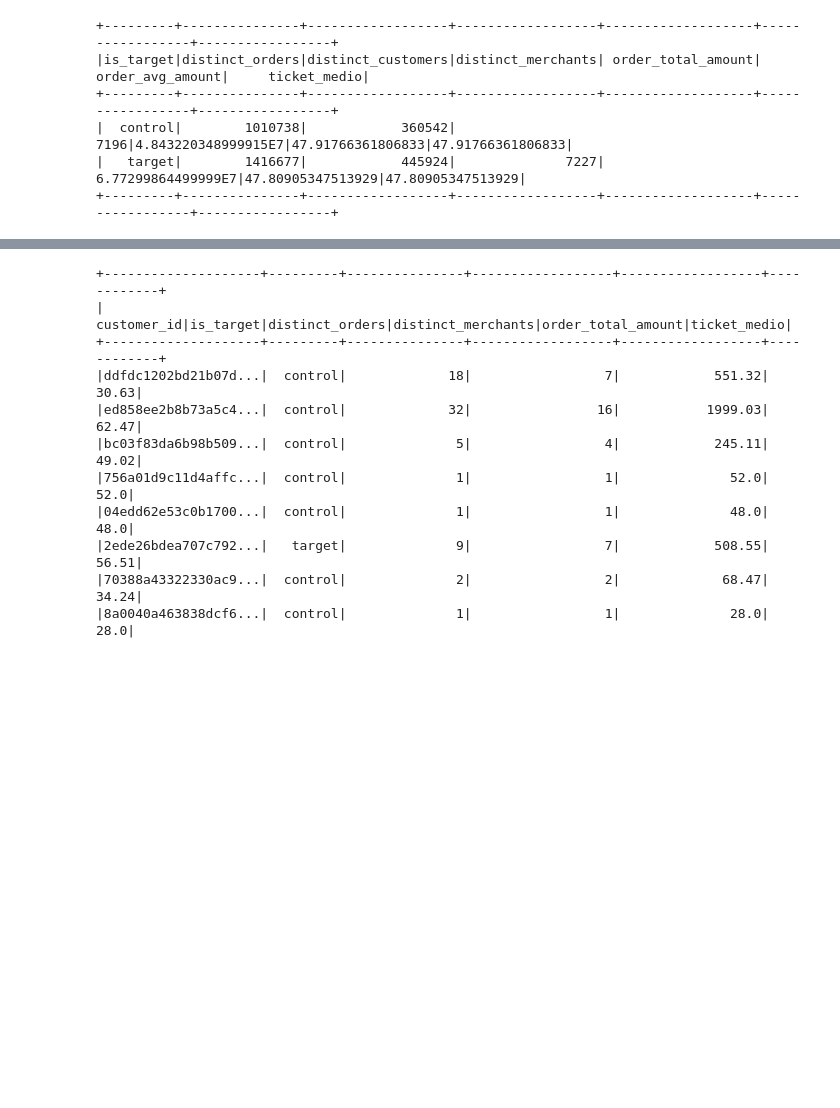
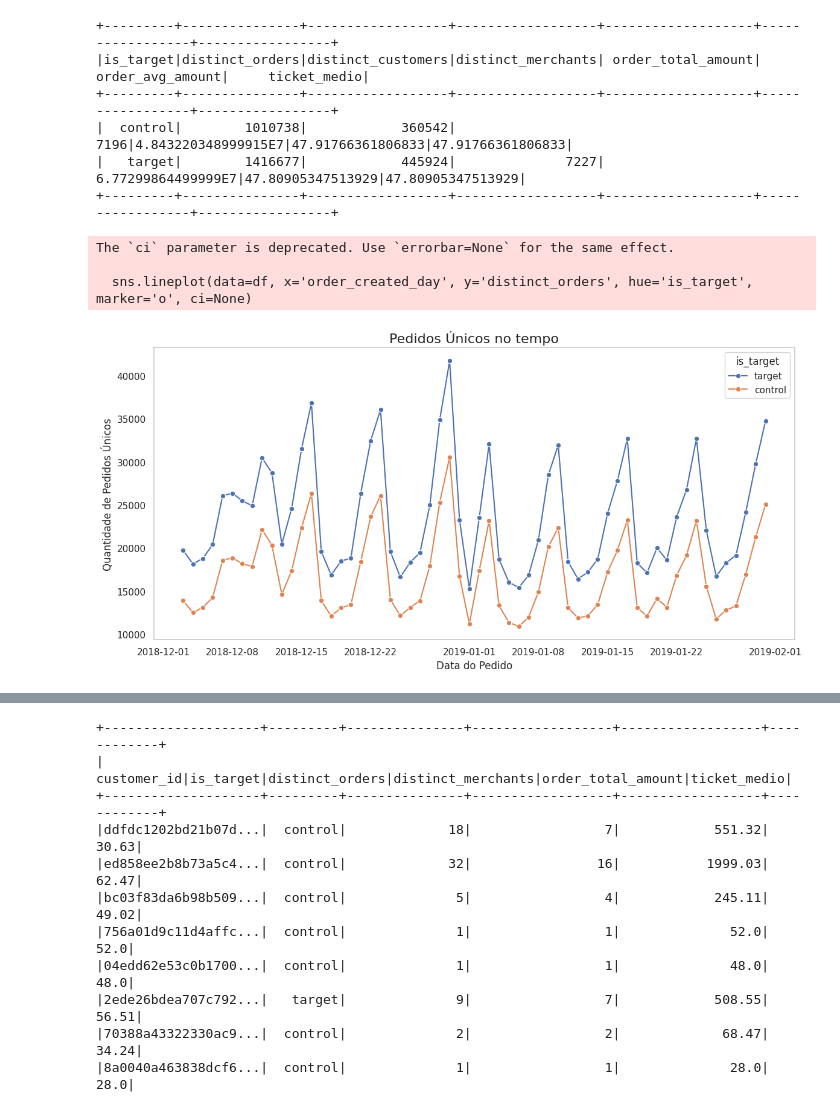
Before and after one commit to NathanyApSalles/analysis_foodtech, a Jupyter notebook: Case_Tecnico_DataAnalyst_Ifood.ipynb, the cells around one changed output, grey strips where cells are left out. Cells and saved outputs as stored; diff of their text form; code cells hidden in the pictures; blank space fills up the shorter version.

```diff
--- a/Case_Tecnico_DataAnalyst_Ifood.ipynb
+++ b/Case_Tecnico_DataAnalyst_Ifood.ipynb
@@ -310,3 +319,30 @@ pedidos_final.groupBy(col("is_target")).agg(
 |  control|        1010738|            360542|              7196|4.843220348999915E7|47.91766361806833|47.91766361806833|
 |   target|        1416677|            445924|              7227| 6.77299864499999E7|47.80905347513929|47.80905347513929|
 +---------+---------------+------------------+------------------+-------------------+-----------------+-----------------+
+# %%
+df_temp = pedidos_final.groupBy(col("order_created_day"), col("is_target")).agg(count_distinct(col("order_id")).alias("distinct_orders"),
+                                      count_distinct(col("customer_id")).alias("distinct_customers"),
+                                      count_distinct(col("merchant_id")).alias("distinct_merchants"),
+                                      round(sum(col("order_total_amount")),2).alias("order_total_amount"),
+                                      round((sum(col("order_total_amount"))/count_distinct(col("order_id"))),2).alias("ticket_medio"))
+
+
+df = df_temp.toPandas()
+# %%
+plt.figure(figsize=(12,6))
+sns.set(style="whitegrid")
+sns.lineplot(data=df, x='order_created_day', y='distinct_orders', hue='is_target', marker='o', ci=None)
+
+plt.title('Pedidos Únicos no tempo', fontsize=16)
+plt.xlabel('Data do Pedido', fontsize=12)
+plt.ylabel('Quantidade de Pedidos Únicos', fontsize=12)
+# plt.xticks(rotation=45)
+plt.tight_layout()
+plt.grid(False)
+
+plt.show()
+# %% [output]
+The `ci` parameter is deprecated. Use `errorbar=None` for the same effect.
+
+  sns.lineplot(data=df, x='order_created_day', y='distinct_orders', hue='is_target', marker='o', ci=None)
+[figure, added]
```
Also changed, not shown: parts of 38 cells of this notebook.
